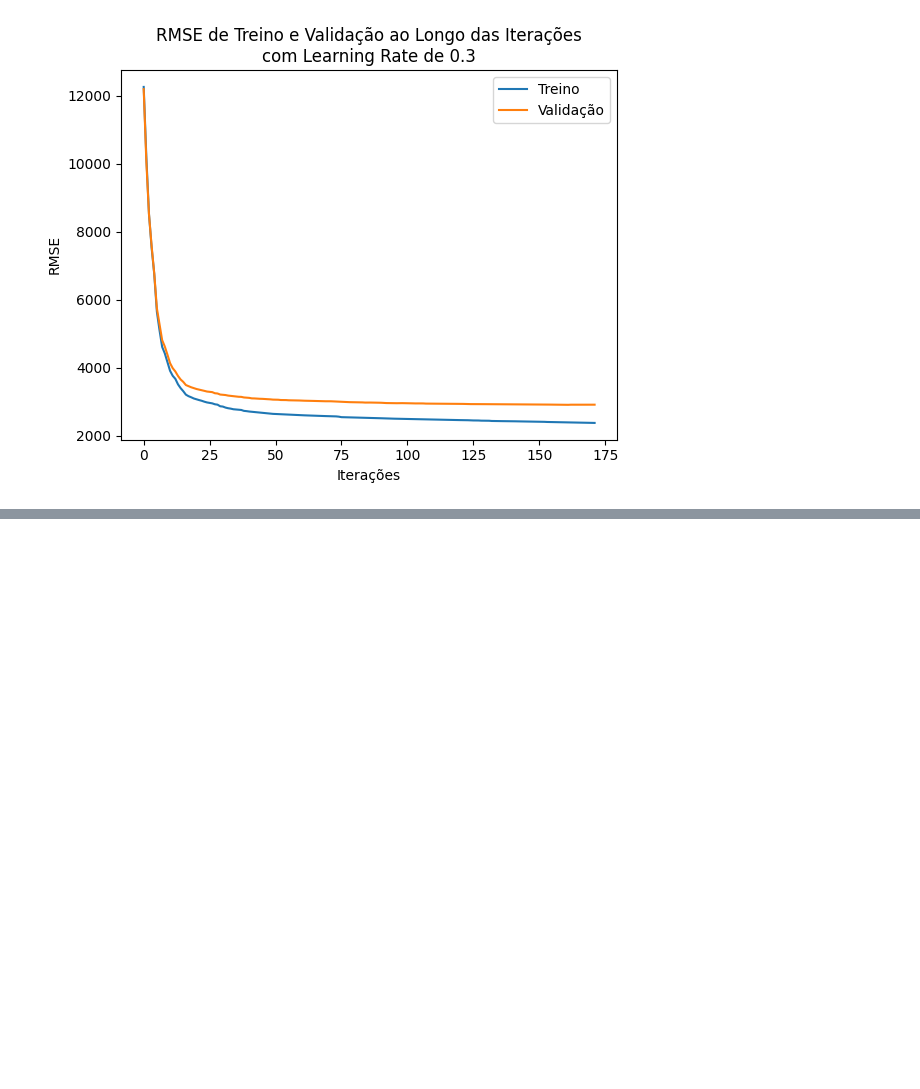
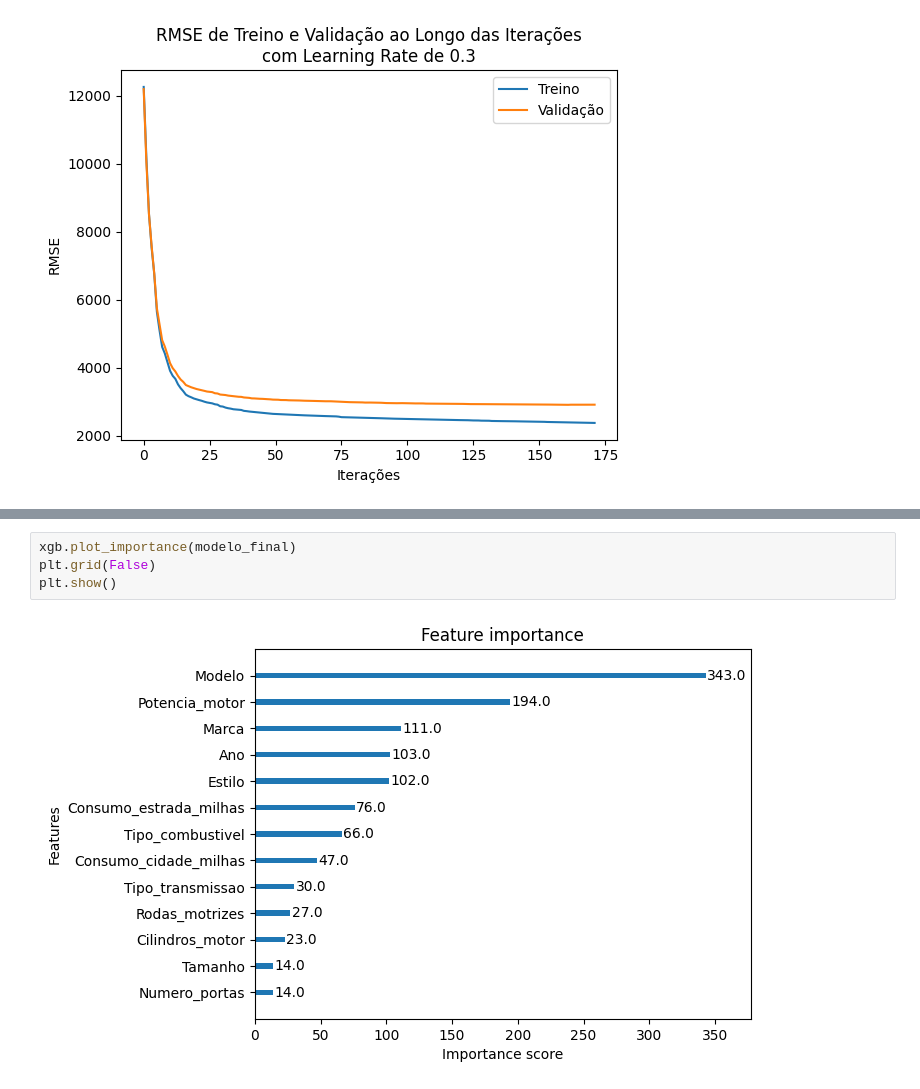
Before and after one commit to marcoamolinaro/machine-learning-alura, a Jupyter notebook: Regressão_Aprimorando_os_resultados_com_XGBoost/Projeto_Precificação_Automoveis_Usados.ipynb, the cells around one changed output, grey strips where cells are left out. Drawn from its saved outputs; the diff is of its cells as text; blank space fills up the shorter version.

```diff
--- a/Regressão_Aprimorando_os_resultados_com_XGBoost/Projeto_Precificação_Automoveis_Usados.ipynb
+++ b/Regressão_Aprimorando_os_resultados_com_XGBoost/Projeto_Precificação_Automoveis_Usados.ipynb
@@ -446,0 +472,6 @@ plt.show()
+# %%
+xgb.plot_importance(modelo_final)
+plt.grid(False)
+plt.show()
+# %% [output]
+[figure, added]
```
Also changed, not shown: parts of 13 cells of this notebook, 3 other files.
